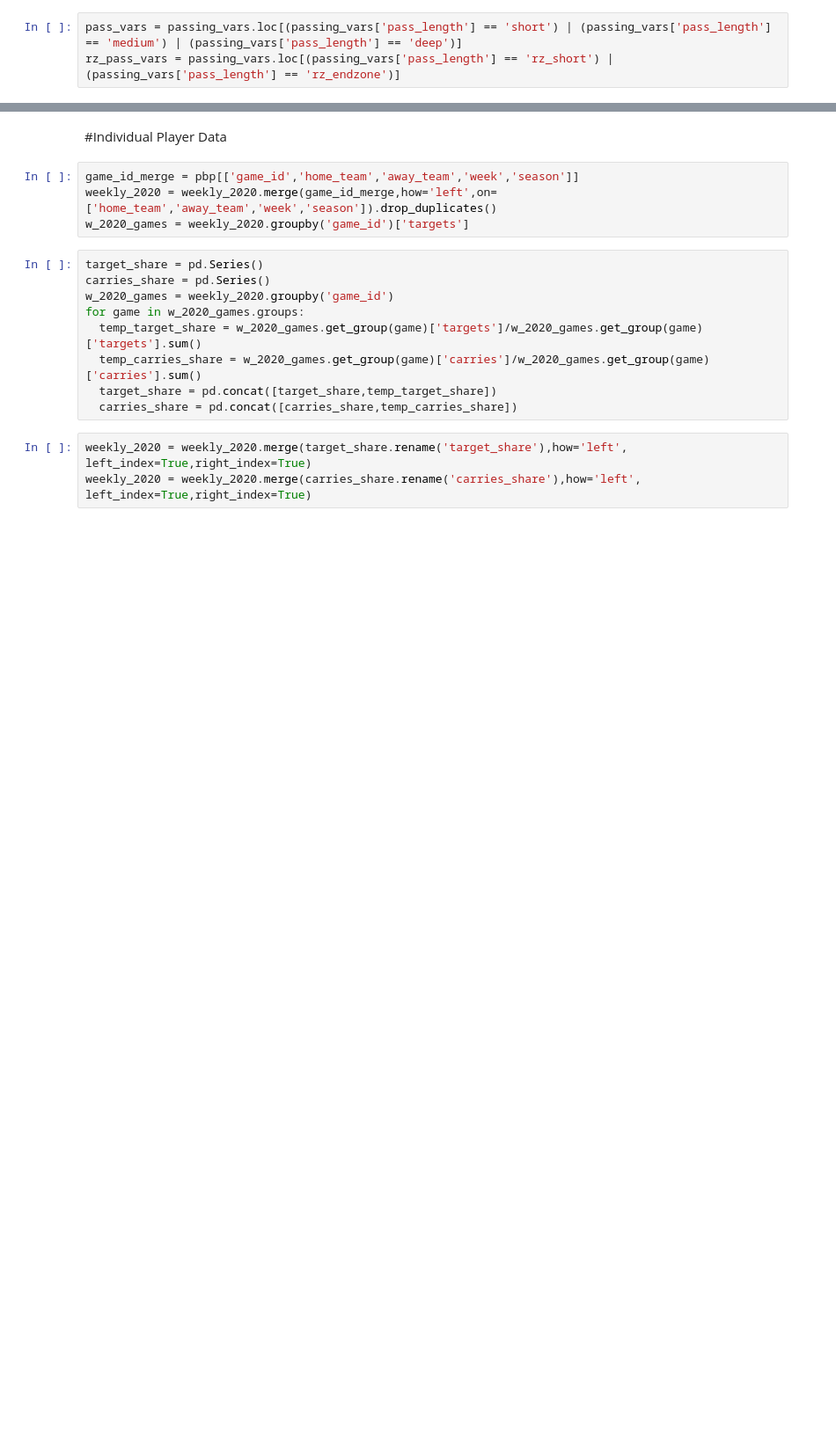
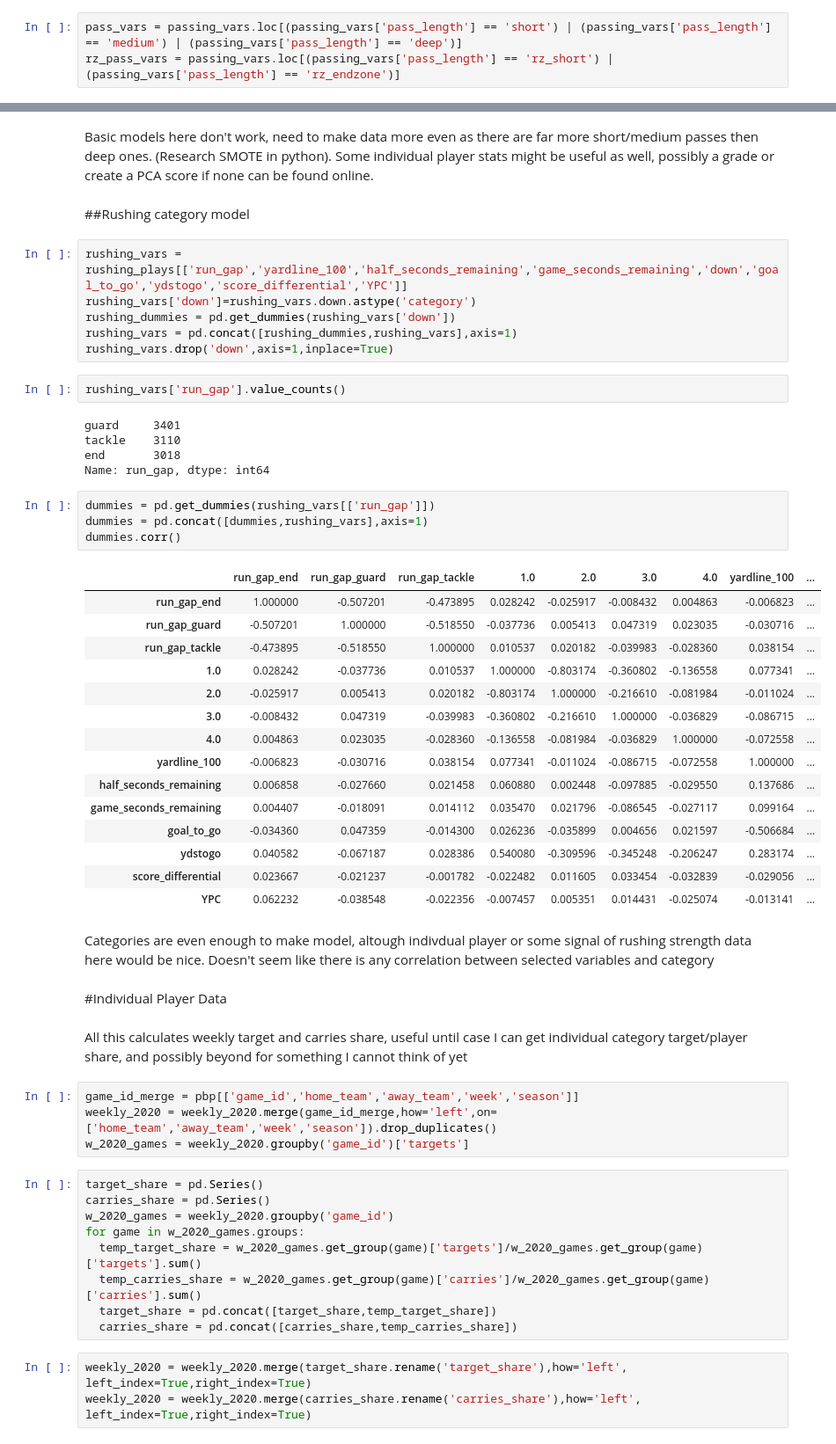
Before and after one commit to Jswirls/NFL_pbp_sim, a Jupyter notebook: NFL_pbp_sim.ipynb, the cells around one changed output, grey strips where cells are left out. Shown: that part at 88% size. Drawn from its saved outputs; the diff is of its cells as text; blank space fills up the shorter version.

```diff
--- a/NFL_pbp_sim.ipynb
+++ b/NFL_pbp_sim.ipynb
@@ -404,5 +535,46 @@ rz_pass_vars = passing_vars.loc[(passing_vars['pass_length'] == 'rz_short') | (p
+# %% [markdown]
+Basic models here don't work, need to make data more even as there are far more short/medium passes then deep ones. (Research SMOTE in python). Some individual player stats might be useful as well, possibly a grade or create a PCA score if none can be found online.
+# %% [markdown]
+##Rushing category model
+# %%
+rushing_vars = rushing_plays[['run_gap','yardline_100','half_seconds_remaining','game_seconds_remaining','down','goal_to_go','ydstogo','score_differential','YPC']]
+rushing_vars['down']=rushing_vars.down.astype('category')
+rushing_dummies = pd.get_dummies(rushing_vars['down'])
+rushing_vars = pd.concat([rushing_dummies,rushing_vars],axis=1)
+rushing_vars.drop('down',axis=1,inplace=True)
+# %%
+rushing_vars['run_gap'].value_counts()
+# %% [output]
+guard     3401
+tackle    3110
+end       3018
+Name: run_gap, dtype: int64
+# %%
+dummies = pd.get_dummies(rushing_vars[['run_gap']])
+dummies = pd.concat([dummies,rushing_vars],axis=1)
+dummies.corr()
+# %% [output]
+|  | run_gap_end | run_gap_guard | run_gap_tackle | 1.0 | 2.0 | 3.0 | 4.0 | yardline_100 | ... |
+| run_gap_end | 1.000000 | -0.507201 | -0.473895 | 0.028242 | -0.025917 | -0.008432 | 0.004863 | -0.006823 | ... |
+| run_gap_guard | -0.507201 | 1.000000 | -0.518550 | -0.037736 | 0.005413 | 0.047319 | 0.023035 | -0.030716 | ... |
+| run_gap_tackle | -0.473895 | -0.518550 | 1.000000 | 0.010537 | 0.020182 | -0.039983 | -0.028360 | 0.038154 | ... |
+| 1.0 | 0.028242 | -0.037736 | 0.010537 | 1.000000 | -0.803174 | -0.360802 | -0.136558 | 0.077341 | ... |
+| 2.0 | -0.025917 | 0.005413 | 0.020182 | -0.803174 | 1.000000 | -0.216610 | -0.081984 | -0.011024 | ... |
+| 3.0 | -0.008432 | 0.047319 | -0.039983 | -0.360802 | -0.216610 | 1.000000 | -0.036829 | -0.086715 | ... |
+| 4.0 | 0.004863 | 0.023035 | -0.028360 | -0.136558 | -0.081984 | -0.036829 | 1.000000 | -0.072558 | ... |
+| yardline_100 | -0.006823 | -0.030716 | 0.038154 | 0.077341 | -0.011024 | -0.086715 | -0.072558 | 1.000000 | ... |
+| half_seconds_remaining | 0.006858 | -0.027660 | 0.021458 | 0.060880 | 0.002448 | -0.097885 | -0.029550 | 0.137686 | ... |
+| game_seconds_remaining | 0.004407 | -0.018091 | 0.014112 | 0.035470 | 0.021796 | -0.086545 | -0.027117 | 0.099164 | ... |
+| goal_to_go | -0.034360 | 0.047359 | -0.014300 | 0.026236 | -0.035899 | 0.004656 | 0.021597 | -0.506684 | ... |
+| ydstogo | 0.040582 | -0.067187 | 0.028386 | 0.540080 | -0.309596 | -0.345248 | -0.206247 | 0.283174 | ... |
+| score_differential | 0.023667 | -0.021237 | -0.001782 | -0.022482 | 0.011605 | 0.033454 | -0.032839 | -0.029056 | ... |
+| YPC | 0.062232 | -0.038548 | -0.022356 | -0.007457 | 0.005351 | 0.014431 | -0.025074 | -0.013141 | ... |
+# %% [markdown]
+Categories are even enough to make model, altough indivdual player or some signal of rushing strength data here would be nice. Doesn't seem like there is any correlation between selected variables and category
 # %% [markdown]
 #Individual Player Data
+# %% [markdown]
+All this calculates weekly target and carries share, useful until case I can get individual category target/player share, and possibly beyond for something I cannot think of yet
 # %%
 game_id_merge = pbp[['game_id','home_team','away_team','week','season']]
 weekly_2020 = weekly_2020.merge(game_id_merge,how='left',on=['home_team','away_team','week','season']).drop_duplicates()
```
Also changed, not shown: parts of 64 cells of this notebook.
